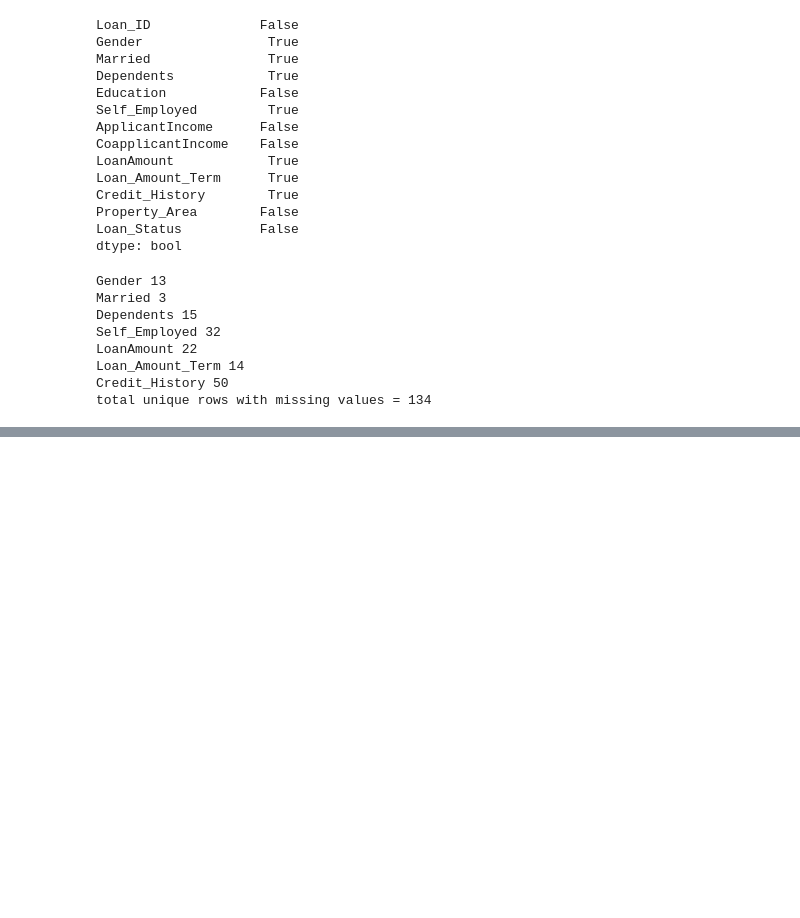
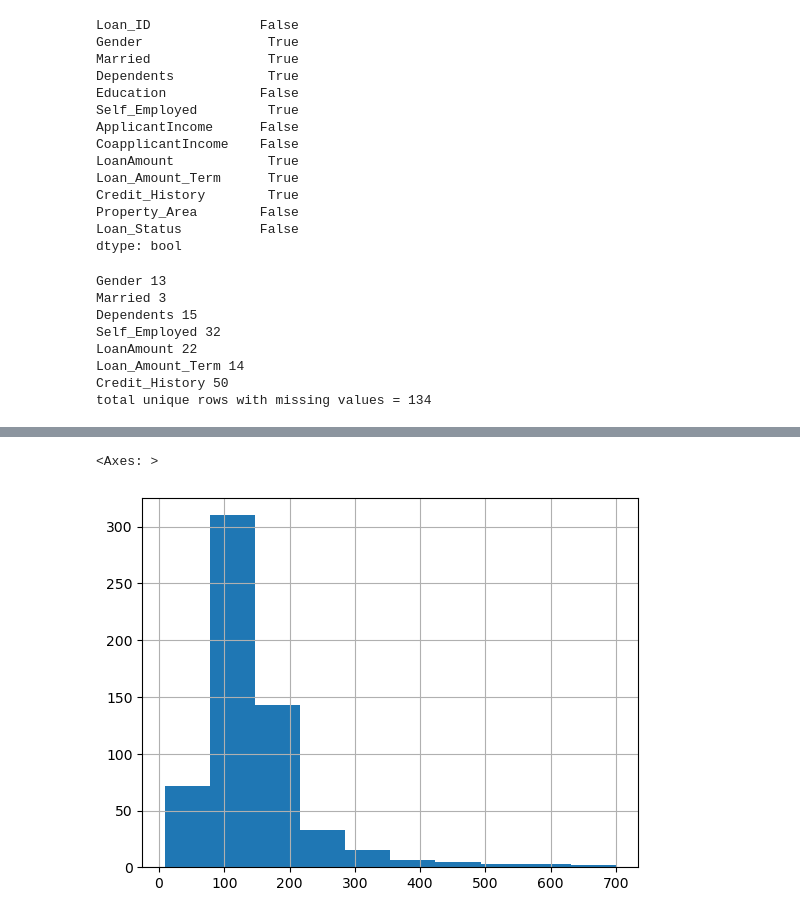
Before and after one commit to aaryaparekh/data1030_project, a Jupyter notebook: home_loan_EDA.ipynb, the cells around one changed output, grey strips where cells are left out. Saved outputs shown, nothing was run; the diff lists cells and outputs as text; code cells hidden in the pictures; blank space fills up the shorter version.

```diff
--- a/home_loan_EDA.ipynb
+++ b/home_loan_EDA.ipynb
@@ -76,0 +86,5 @@ total unique rows with missing values = 134
+# %%
+df['LoanAmount'].hist()
+# %% [output]
+<Axes: >
+[figure, added]
```
Also changed, not shown: parts of 23 cells of this notebook.
